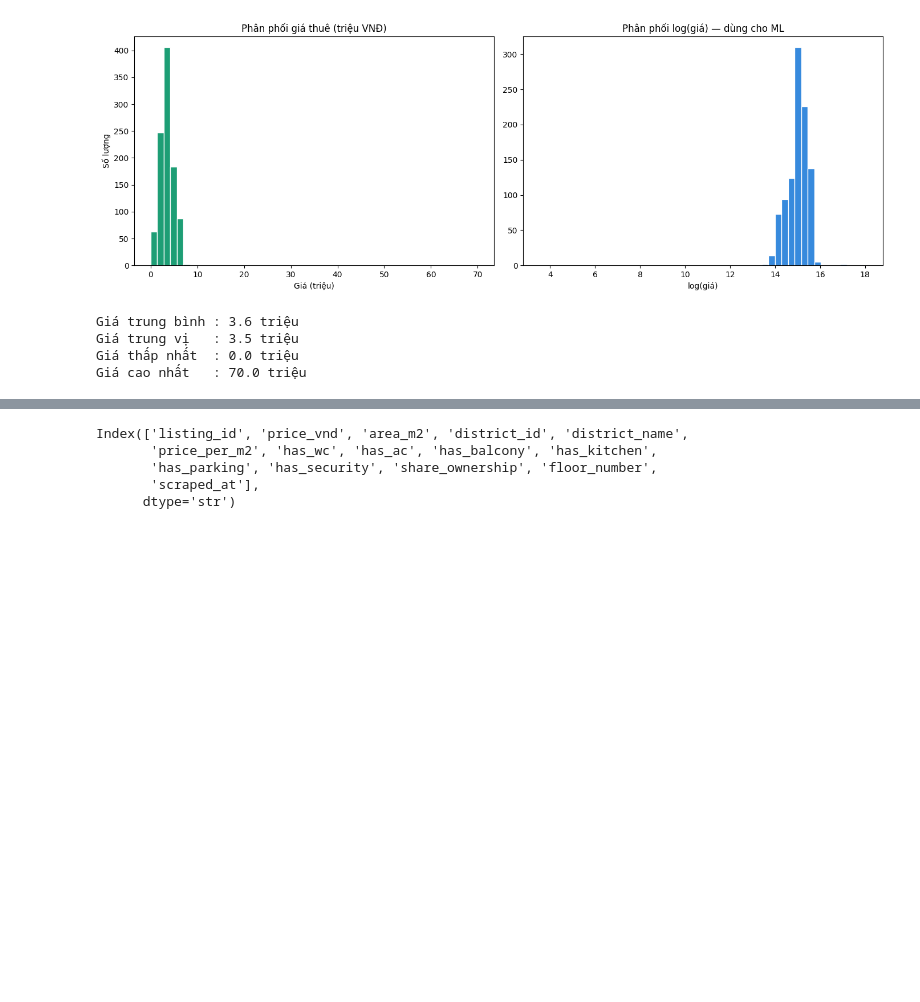
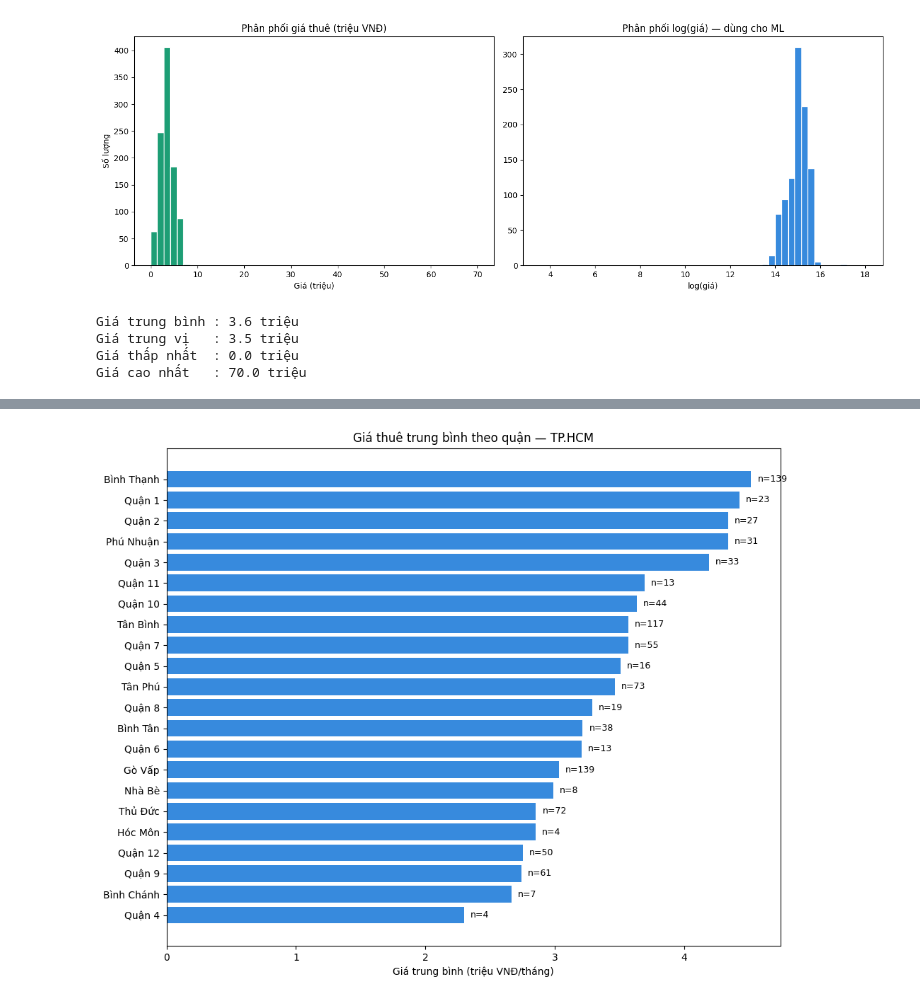
Before and after one commit to dnqk1101-boop/saigon-proptech, a Jupyter notebook: notebooks/01_eda.ipynb, the cells around one changed output, grey strips where cells are left out. Saved outputs shown, nothing was run; the diff lists cells and outputs as text; code cells hidden in the pictures; blank space fills up the shorter version.

```diff
--- a/notebooks/01_eda.ipynb
+++ b/notebooks/01_eda.ipynb
@@ -1,3 +1,11 @@
+# %%
+import matplotlib.pyplot as plt
+
+
+plt.rcParams['font.family'] = 'DejaVu Sans'
+
+
+plt.rcParams['axes.unicode_minus'] = False
 # %%
 import pandas as pd
 import matplotlib.pyplot as plt
@@ -123,10 +131,25 @@ Các outlier cao nhất:
 
 Sau lọc outlier: 986 dòng còn lại
-# %%
-print(df.columns)
-# %% [output]
-Index(['listing_id', 'price_vnd', 'area_m2', 'district_id', 'district_name',
-       'price_per_m2', 'has_wc', 'has_ac', 'has_balcony', 'has_kitchen',
-       'has_parking', 'has_security', 'share_ownership', 'floor_number',
-       'scraped_at'],
-      dtype='str')
+# %%
+district_avg = (
+    df_clean.groupby("district_name")["price_vnd"]
+    .agg(["mean", "count"])
+    .sort_values("mean", ascending=True)
+)
+district_avg["mean_million"] = district_avg["mean"] / 1e6
+
+plt.figure(figsize=(10, 8))
+bars = plt.barh(district_avg.index, district_avg["mean_million"], color="#378ADD")
+plt.xlabel("Giá trung bình (triệu VNĐ/tháng)")
+plt.title("Giá thuê trung bình theo quận — TP.HCM")
+
+# Thêm số lượng tin vào cuối mỗi bar
+for i, (idx, row) in enumerate(district_avg.iterrows()):
+    plt.text(row["mean_million"] + 0.05, i,
+             f'n={int(row["count"])}', va="center", fontsize=9)
+
+plt.tight_layout()
+plt.savefig("/app/data/price_by_district.png", dpi=150)
+plt.show()
+# %% [output]
+[figure, added]
```
Also changed, not shown: parts of 4 cells of this notebook, 25 other files.
